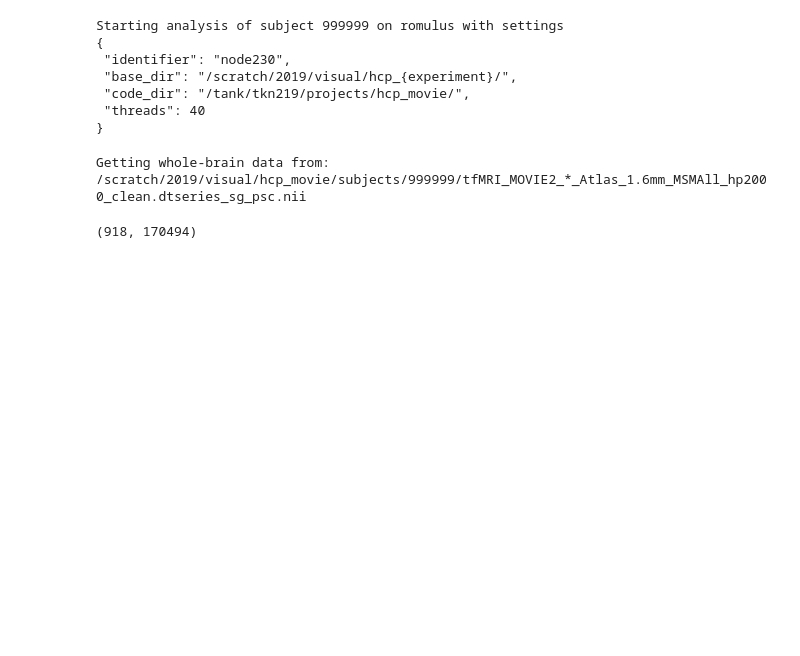
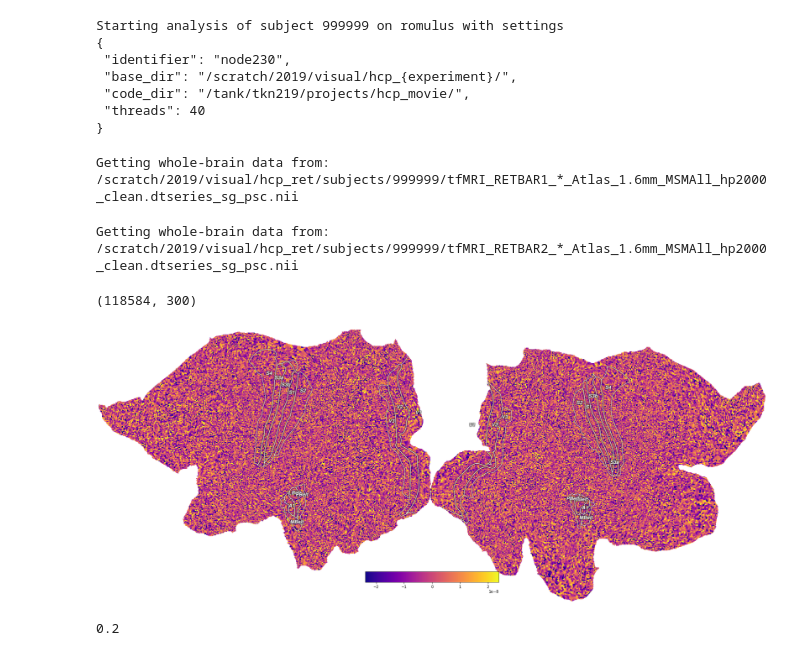
Before and after one commit to RonvdKlundert/cfdn, a Jupyter notebook: notebooks/hcp_practice.ipynb, the cells around one changed output. Cells and saved outputs as stored; diff of their text form; code cells hidden in the pictures; blank space fills up the shorter version.

```diff
--- a/notebooks/hcp_practice.ipynb
+++ b/notebooks/hcp_practice.ipynb
@@ -23,11 +49,11 @@ Starting analysis of subject 999999 on romulus with settings
  "code_dir": "/tank/tkn219/projects/hcp_movie/",
  "threads": 40
 }
+# %%
+data_train = ab._read_tc_data(run=0)
+# %% [output]
+Getting whole-brain data from: /scratch/2019/visual/hcp_ret/subjects/999999/tfMRI_RETBAR1_*_Atlas_1.6mm_MSMAll_hp2000_clean.dtseries_sg_psc.nii
 # %%
-data = ab._read_tc_data(run=1)
+data_test = ab._read_tc_data(run=1)
 # %% [output]
-Getting whole-brain data from: /scratch/2019/visual/hcp_movie/subjects/999999/tfMRI_MOVIE2_*_Atlas_1.6mm_MSMAll_hp2000_clean.dtseries_sg_psc.nii
+Getting whole-brain data from: /scratch/2019/visual/hcp_ret/subjects/999999/tfMRI_RETBAR2_*_Atlas_1.6mm_MSMAll_hp2000_clean.dtseries_sg_psc.nii
-# %%
-data.shape
-# %% [output]
-(918, 170494)
@@ -35,0 +60,13 @@ mh = Ciftihandler()
+# %%
+get_cortex(data.T).shape
+# %% [output]
+(118584, 300)
+# %%
+cx.quickshow(cx.Vertex(get_cortex(data.T).mean(axis=1), subject='hcp_999999', cmap='plasma'), with_curvature=True);
+# %% [output]
+[figure, added]
+# %%
+ab.prf_ecc_threshold
+ab.prf_rsq_threshold
+# %% [output]
+0.2
```
Also changed, not shown: parts of 56 cells of this notebook, 13 other files.
